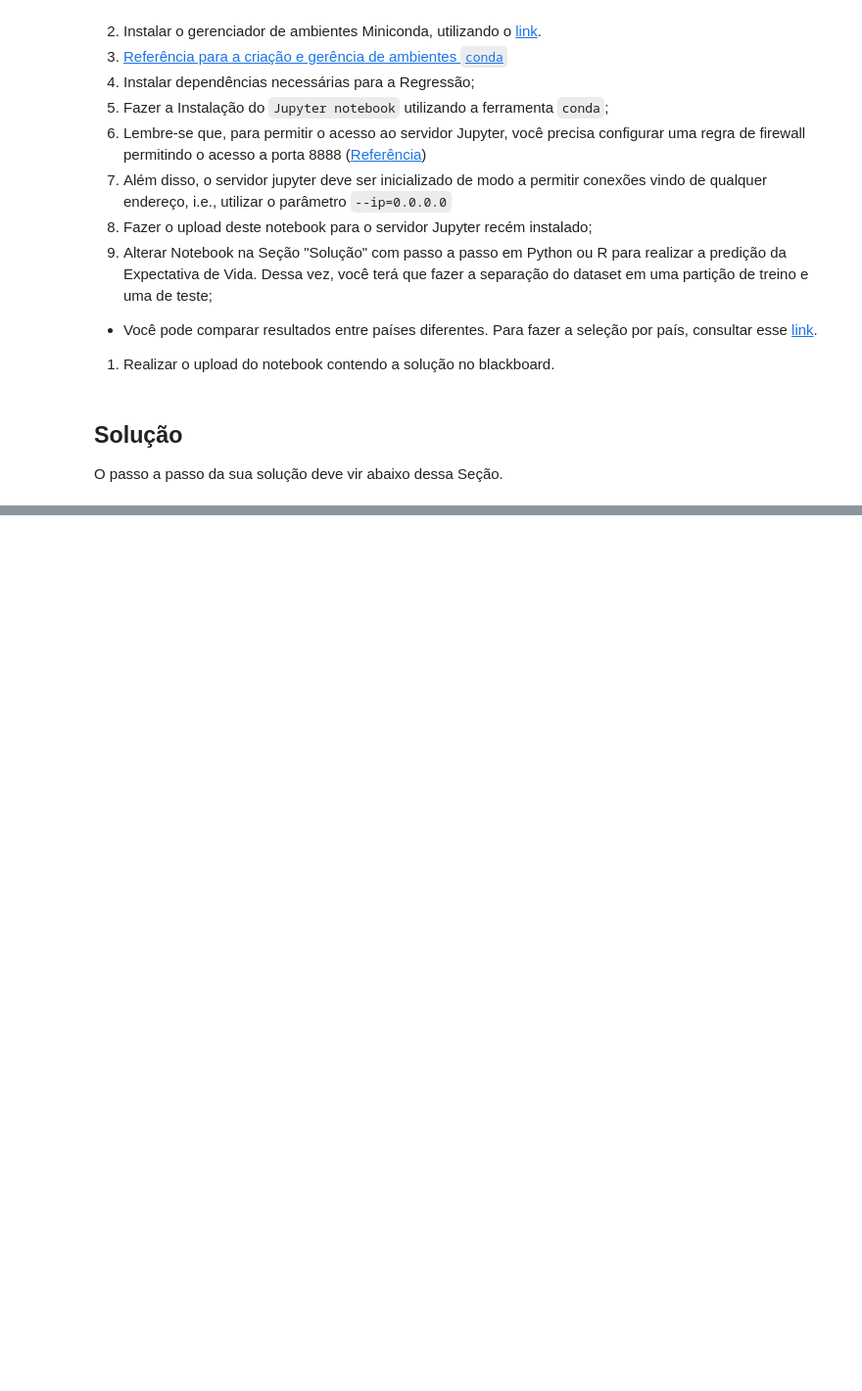
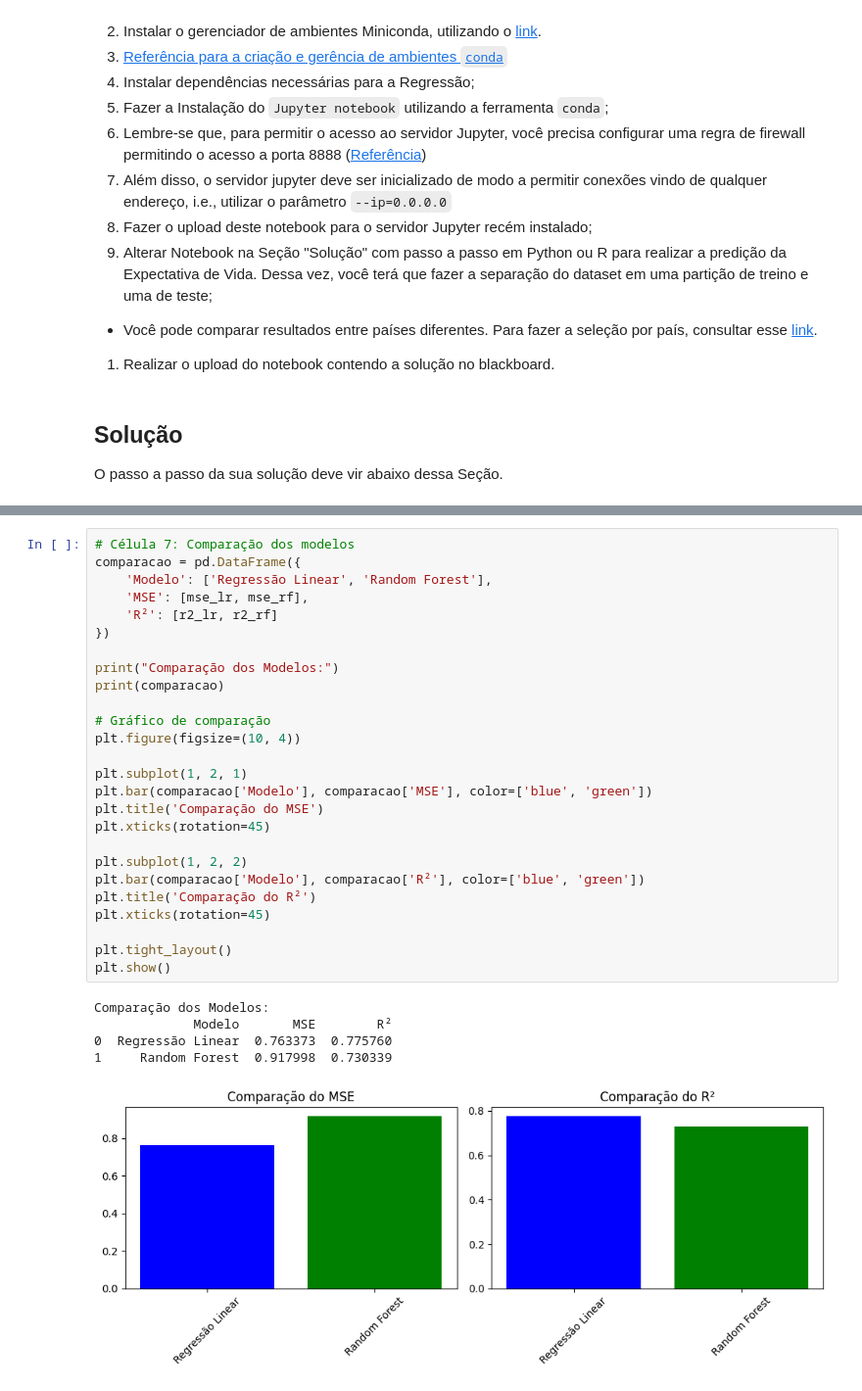
Before and after one commit to mmtaha/BOOTCAMP-EVERIS, a Jupyter notebook: Cópia_de_Life_Expectancy.ipynb, the cells around one changed output, grey strips where cells are left out. Shown at 98% size. Cells and saved outputs as stored; diff of their text form; blank space fills up the shorter version.

```diff
--- a/Cópia_de_Life_Expectancy.ipynb
+++ b/Cópia_de_Life_Expectancy.ipynb
@@ -63,0 +256,32 @@ O passo a passo da sua solução deve vir abaixo dessa Seção.
+# %%
+# Célula 7: Comparação dos modelos
+comparacao = pd.DataFrame({
+    'Modelo': ['Regressão Linear', 'Random Forest'],
+    'MSE': [mse_lr, mse_rf],
+    'R²': [r2_lr, r2_rf]
+})
+
+print("Comparação dos Modelos:")
+print(comparacao)
+
+# Gráfico de comparação
+plt.figure(figsize=(10, 4))
+
+plt.subplot(1, 2, 1)
+plt.bar(comparacao['Modelo'], comparacao['MSE'], color=['blue', 'green'])
+plt.title('Comparação do MSE')
+plt.xticks(rotation=45)
+
+plt.subplot(1, 2, 2)
+plt.bar(comparacao['Modelo'], comparacao['R²'], color=['blue', 'green'])
+plt.title('Comparação do R²')
+plt.xticks(rotation=45)
+
+plt.tight_layout()
+plt.show()
+# %% [output]
+Comparação dos Modelos:
+             Modelo       MSE        R²
+0  Regressão Linear  0.763373  0.775760
+1     Random Forest  0.917998  0.730339
+[figure, added]
```
Also changed, not shown: parts of 8 cells of this notebook.
